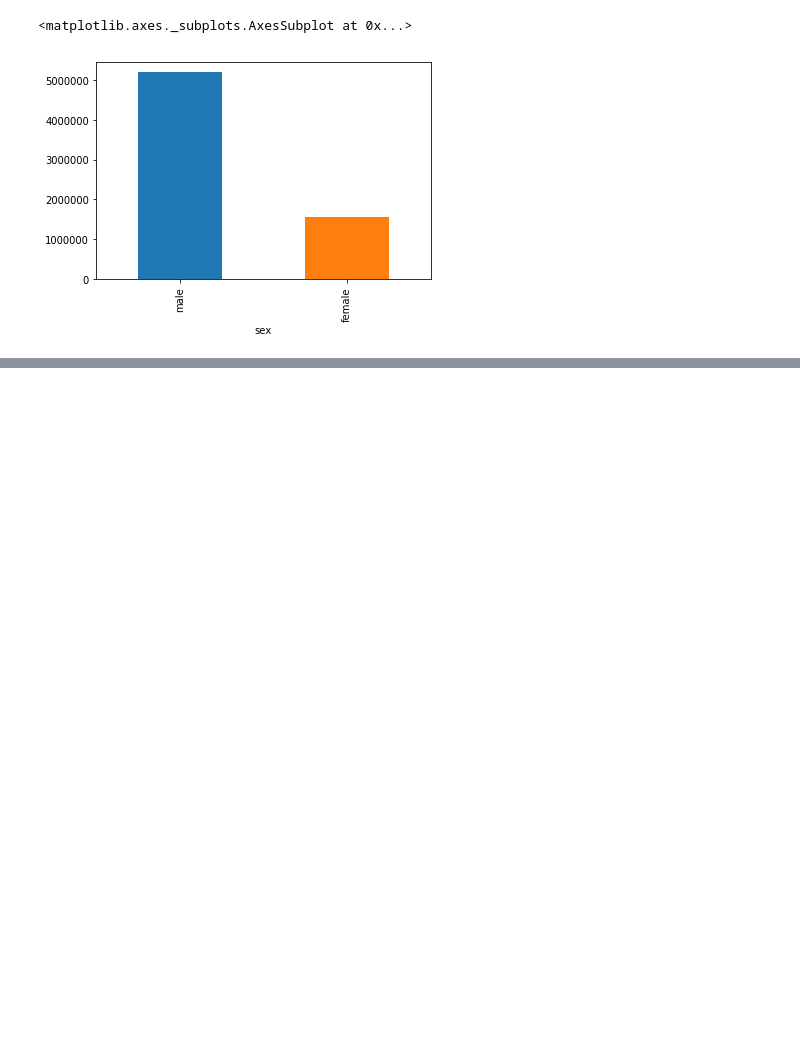
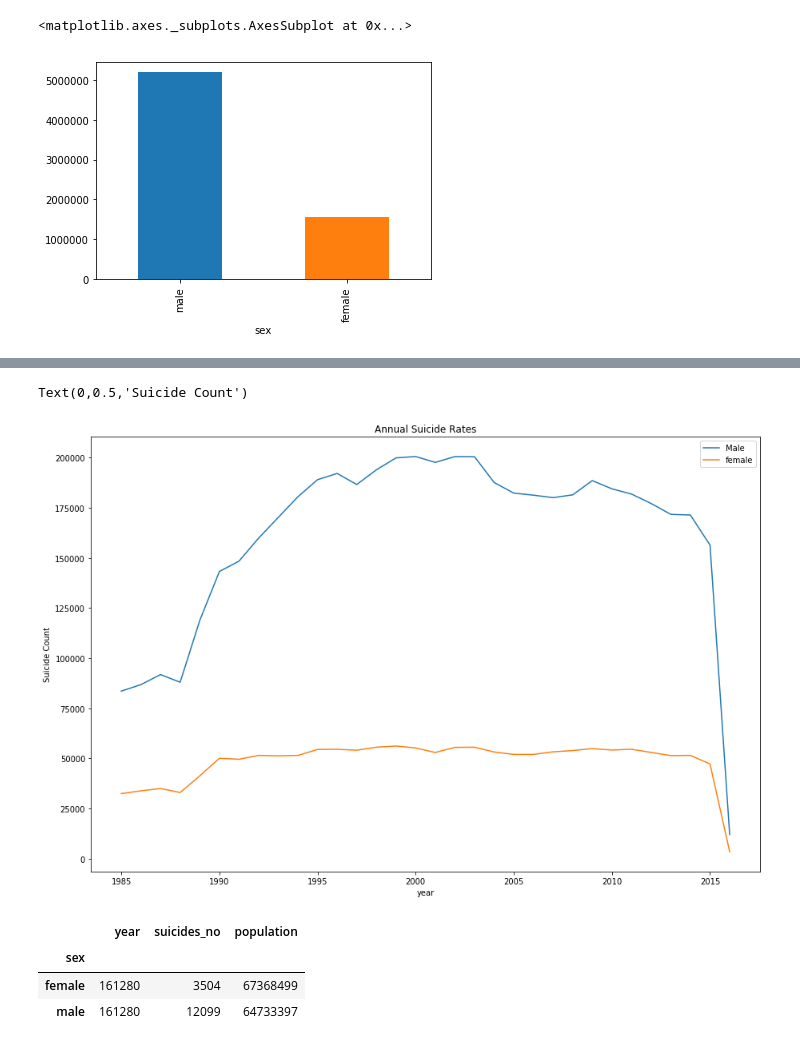
Before and after one commit to DukePhung/Personal_Projects, a Jupyter notebook: Suicide_Rate.ipynb, the cells around one changed output, grey strips where cells are left out. Saved outputs shown, nothing was run; the diff lists cells and outputs as text; code cells hidden in the pictures; blank space fills up the shorter version.

```diff
--- a/Suicide_Rate.ipynb
+++ b/Suicide_Rate.ipynb
@@ -89,0 +103,18 @@ gender_suicide.plot(x='sex', y='suicides_no', kind='bar')
+# %%
+yearly_male_suicide = suicide_rate[suicide_rate['sex']=='male'].groupby(['year']).suicides_no.sum()
+yearly_male_suicide.plot(figsize=(15,10), label='Male')
+yearly_female_suicide = suicide_rate[suicide_rate['sex']=='female'].groupby(['year']).suicides_no.sum()
+yearly_female_suicide.plot(figsize=(15,10), label='female')
+plt.legend(loc='upper right')
+plt.title('Annual Suicide Rates')
+plt.ylabel('Suicide Count')
+# %% [output]
+Text(0,0.5,'Suicide Count')
+[figure, added]
+# %%
+suicide_rate[suicide_rate['year']==2016].groupby('sex').sum()
+# %% [output]
+|  | year | suicides_no | population |
+| sex |  |  |  |
+| female | 161280 | 3504 | 67368499 |
+| male | 161280 | 12099 | 64733397 |
```
Also changed, not shown: parts of 3 cells of this notebook.
